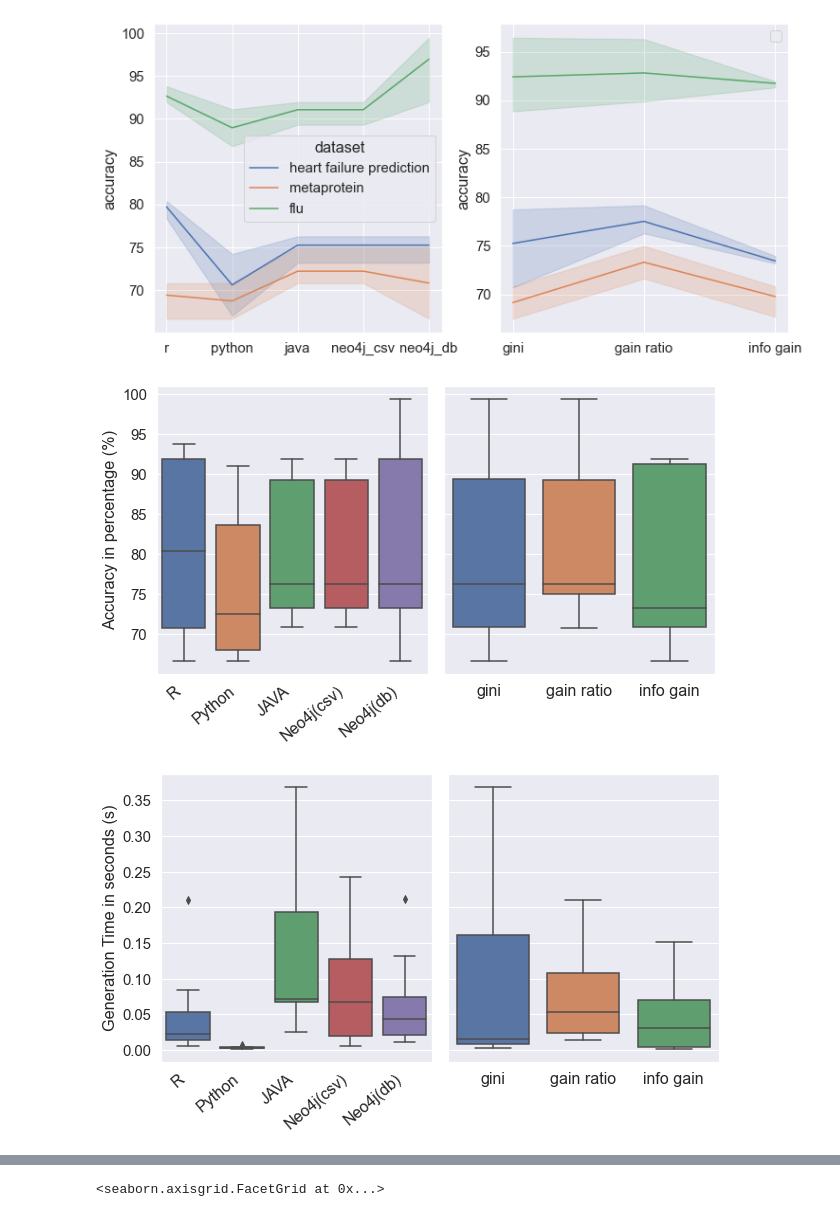
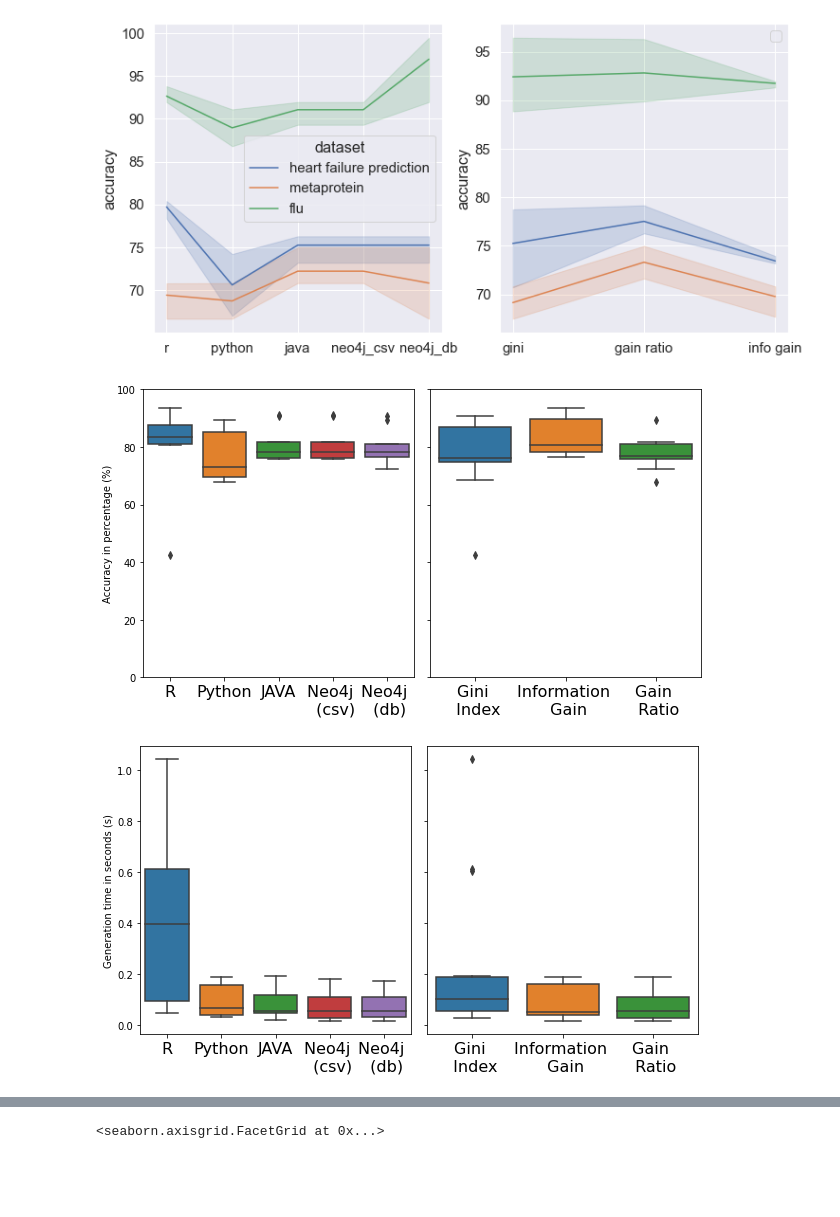
Before and after one commit to clumsyspeedboat/Decision-Tree-Neo4j, a Jupyter notebook: DT Analysis/dt_analysis.ipynb, the cells around one changed output, grey strips where cells are left out. Cells and saved outputs as stored; diff of their text form; code cells hidden in the pictures; blank space fills up the shorter version.

Commit message:
update analysis csv

```diff
--- a/DT Analysis/dt_analysis.ipynb
+++ b/DT Analysis/dt_analysis.ipynb
@@ -8,6 +8,6 @@ c:\users\49171\appdata\local\programs\python\python38\lib\site-packages\numpy\.l
 c:\users\49171\appdata\local\programs\python\python38\lib\site-packages\numpy\.libs\libopenblas.WCDJNK7YVMPZQ2ME2ZZHJJRJ3JIKNDB7.gfortran-win_amd64.dll
   warnings.warn("loaded more than 1 DLL from .libs:"
 # %%
-df = pd.read_csv('dt_analysis.csv')
+df = pd.read_csv('dt_analysis - cv.csv')
 df.head()
 # %% [output]
@@ -93,36 +91,42 @@ No handles with labels found to put in legend.
 # %%
 fig, axes = plt.subplots(1, 2, figsize=(10, 5), sharey=True)
 
 box1 = sns.boxplot(ax = axes[0], data=df, x="language", y="accuracy")
 box2 = sns.boxplot(ax = axes[1], data=df, x="splitting_criterion", y="accuracy")
 
 
-box1.set_xticklabels(['R','Python','JAVA', 'Neo4j(csv)', 'Neo4j(db)'])
+box1.set_xticklabels(['R','Python','JAVA', 'Neo4j \n (csv)', 'Neo4j \n (db)'])
+box2.set_xticklabels(['Gini \n Index','Information \n Gain','Gain \n Ratio'])
 
 box1.set(xlabel=None)
 box2.set(xlabel=None)
 
 box1.set(ylabel='Accuracy in percentage (%)')
 box2.set(ylabel=None)
 
-box1.set_xticklabels(box1.get_xticklabels(), rotation=40, ha="right", size = 16)
+box1.set_xticklabels(box1.get_xticklabels(), size = 16)
 box2.set_xticklabels(box2.get_xticklabels(), size = 16)
+
+
+box1.set(ylim=(0, 100))
+box2.set(ylim=(0, 100))
 
 plt.subplots_adjust(left=0.125,
                     bottom=0.1,
                     right=0.9,
                     top=0.9,
                     wspace=0.06,
                     hspace=0.2)
 # %% [output]
-[figure, old version]
+[figure, new version]
 # %%
 fig, axes = plt.subplots(1, 2, figsize=(10, 5), sharey=True)
 
 box4 = sns.boxplot(ax = axes[0], data=df, x="language", y="generation_time")
 box5 = sns.boxplot(ax = axes[1], data=df, x="splitting_criterion", y="generation_time")
 
-box4.set_xticklabels(['R','Python','JAVA', 'Neo4j(csv)', 'Neo4j(db)'])
+box4.set_xticklabels(['R','Python','JAVA', 'Neo4j \n (csv)', 'Neo4j \n (db)'])
+box5.set_xticklabels(['Gini \n Index','Information \n Gain','Gain \n Ratio'])
 
 box4.set(xlabel=None)
 box5.set(xlabel=None)
@@ -130,8 +134,8 @@ box5.set(xlabel=None)
 box4.set(ylabel='Generation time in seconds (s)')
 box5.set(ylabel=None)
 
-box4.set_xticklabels(violin4.get_xticklabels(), rotation=40, ha="right", size = 16)
-box5.set_xticklabels(violin5.get_xticklabels(), size = 16)
+box4.set_xticklabels(box4.get_xticklabels(), size = 16)
+box5.set_xticklabels(box5.get_xticklabels(), size = 16)
 
 plt.subplots_adjust(left=0.125,
                     bottom=0.1,
@@ -140,7 +144,7 @@ plt.subplots_adjust(left=0.125,
                     wspace=0.06,
                     hspace=0.2)
 # %% [output]
-[figure, old version]
+[figure, new version]
 # %%
 fig, axes = plt.subplots(1, 2, figsize=(9.5, 4), sharey=False)
 
```
Also changed, not shown: parts of 7 cells of this notebook, 2 other files.
